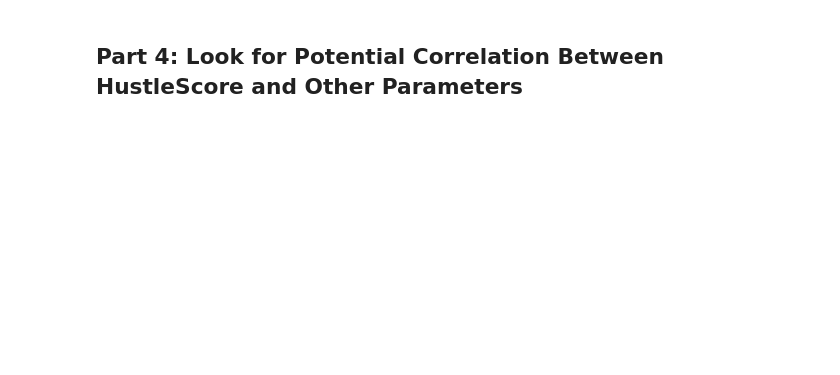
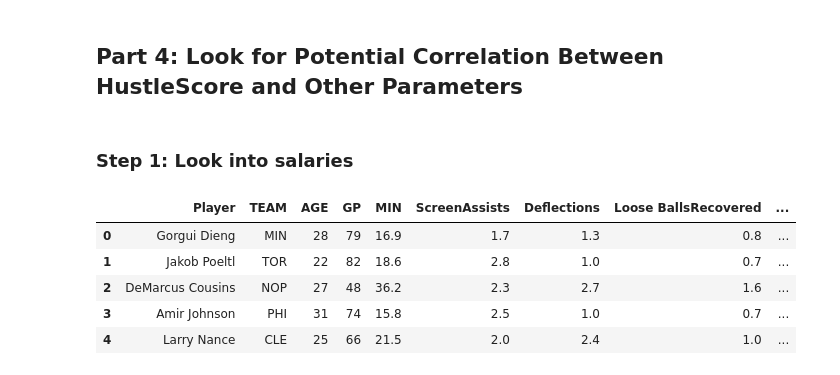
Before and after one commit to yairfax/CMSC320-final-project, a Jupyter notebook: Final Project.ipynb, the cells around one changed output. Drawn from its saved outputs; the diff is of its cells as text; code cells hidden in the pictures; blank space fills up the shorter version.

```diff
--- a/Final Project.ipynb
+++ b/Final Project.ipynb
@@ -381,3 +449,15 @@ y = bottomTeamsPlayers['HustleScore_y']
 fig, ax = plt.subplots()
 ax.set_yticks(range(1,3,1))
 ax.scatter(x, y)
+# %% [markdown]
+### Step 1: Look into salaries
+# %%
+salaryHustle = pd.merge(hustleStats, salaryTable, on=['Player', 'year'], how='inner')
+salaryHustle.head()
+# %% [output]
+|  | Player | TEAM | AGE | GP | MIN | ScreenAssists | Deflections | Loose BallsRecovered | ... |
+| 0 | Gorgui Dieng | MIN | 28 | 79 | 16.9 | 1.7 | 1.3 | 0.8 | ... |
+| 1 | Jakob Poeltl | TOR | 22 | 82 | 18.6 | 2.8 | 1.0 | 0.7 | ... |
+| 2 | DeMarcus Cousins | NOP | 27 | 48 | 36.2 | 2.3 | 2.7 | 1.6 | ... |
+| 3 | Amir Johnson | PHI | 31 | 74 | 15.8 | 2.5 | 1.0 | 0.7 | ... |
+| 4 | Larry Nance | CLE | 25 | 66 | 21.5 | 2.0 | 2.4 | 1.0 | ... |
```
Also changed, not shown: parts of 17 cells of this notebook, 1 other file.
